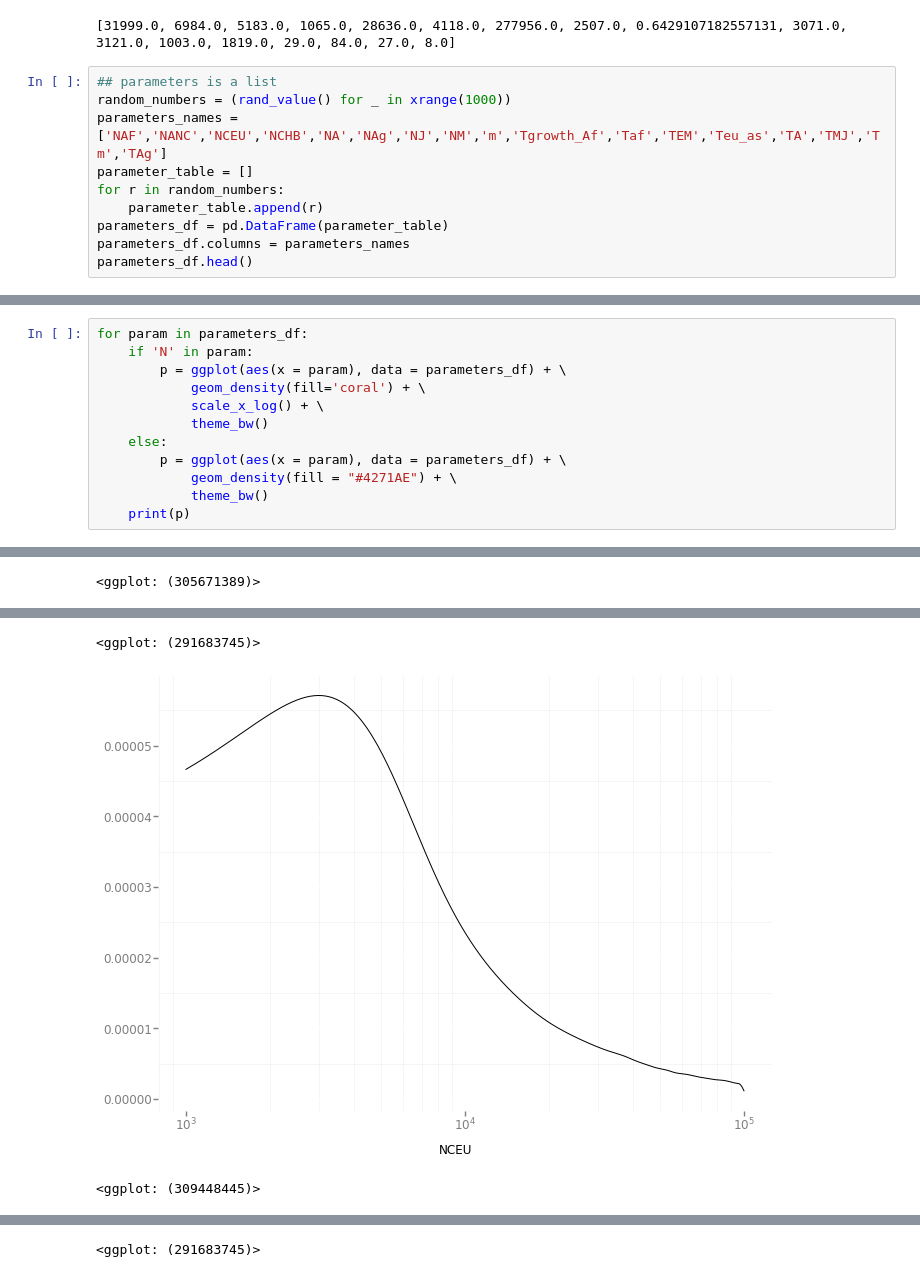
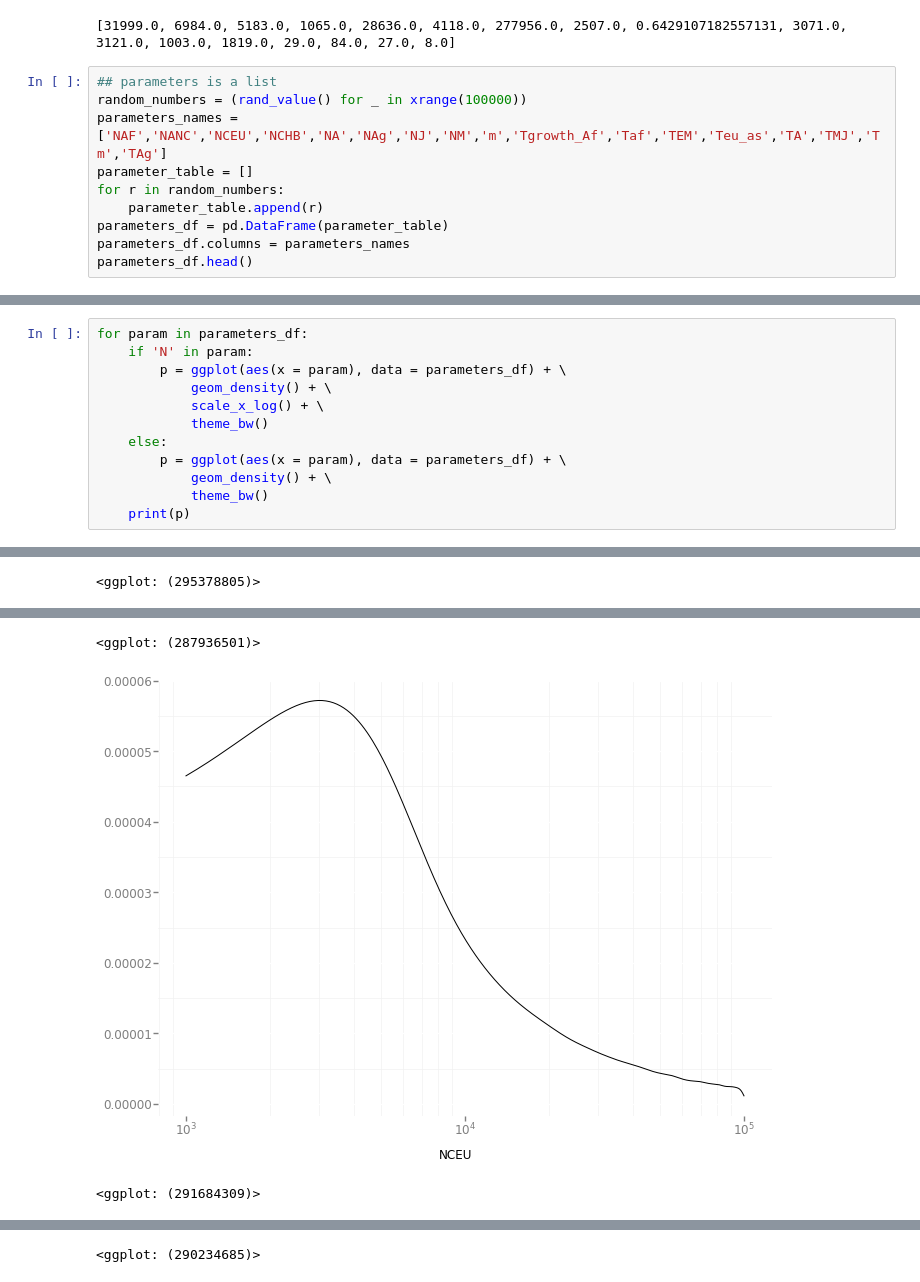
Before and after one commit to julianpistorius/random_plotting, a Jupyter notebook: prior_testing.ipynb, the cells around one changed output, grey strips where cells are left out. Cells and saved outputs as stored; diff of their text form.

```diff
--- a/prior_testing.ipynb
+++ b/prior_testing.ipynb
@@ -45,7 +45,7 @@ def rand_value():
 [31999.0, 6984.0, 5183.0, 1065.0, 28636.0, 4118.0, 277956.0, 2507.0, 0.6429107182557131, 3071.0, 3121.0, 1003.0, 1819.0, 29.0, 84.0, 27.0, 8.0]
 # %%
 ## parameters is a list
-random_numbers = (rand_value() for _ in xrange(1000))
+random_numbers = (rand_value() for _ in xrange(100000))
 parameters_names = ['NAF','NANC','NCEU','NCHB','NA','NAg','NJ','NM','m','Tgrowth_Af','Taf','TEM','Teu_as','TA','TMJ','Tm','TAg']
 parameter_table = []
 for r in random_numbers:
@@ -63,22 +63,22 @@ parameters_df.head()
 # %%
 for param in parameters_df:
     if 'N' in param:
         p = ggplot(aes(x = param), data = parameters_df) + \
-            geom_density(fill='coral') + \
+            geom_density() + \
             scale_x_log() + \
             theme_bw()
     else:
         p = ggplot(aes(x = param), data = parameters_df) + \
-            geom_density(fill = "#4271AE") + \
+            geom_density() + \
             theme_bw()
     print(p)
 # %% [output]
 [figure]
-<ggplot: (305671389)>
+<ggplot: (295378805)>
 [figure]
-<ggplot: (291683745)>
+<ggplot: (287936501)>
-[figure, old version]
+[figure, new version]
-<ggplot: (309448445)>
+<ggplot: (291684309)>
 [figure]
-<ggplot: (291683745)>
+<ggplot: (290234685)>
 [figure]
```
Also changed, not shown: parts of 6 cells of this notebook.
